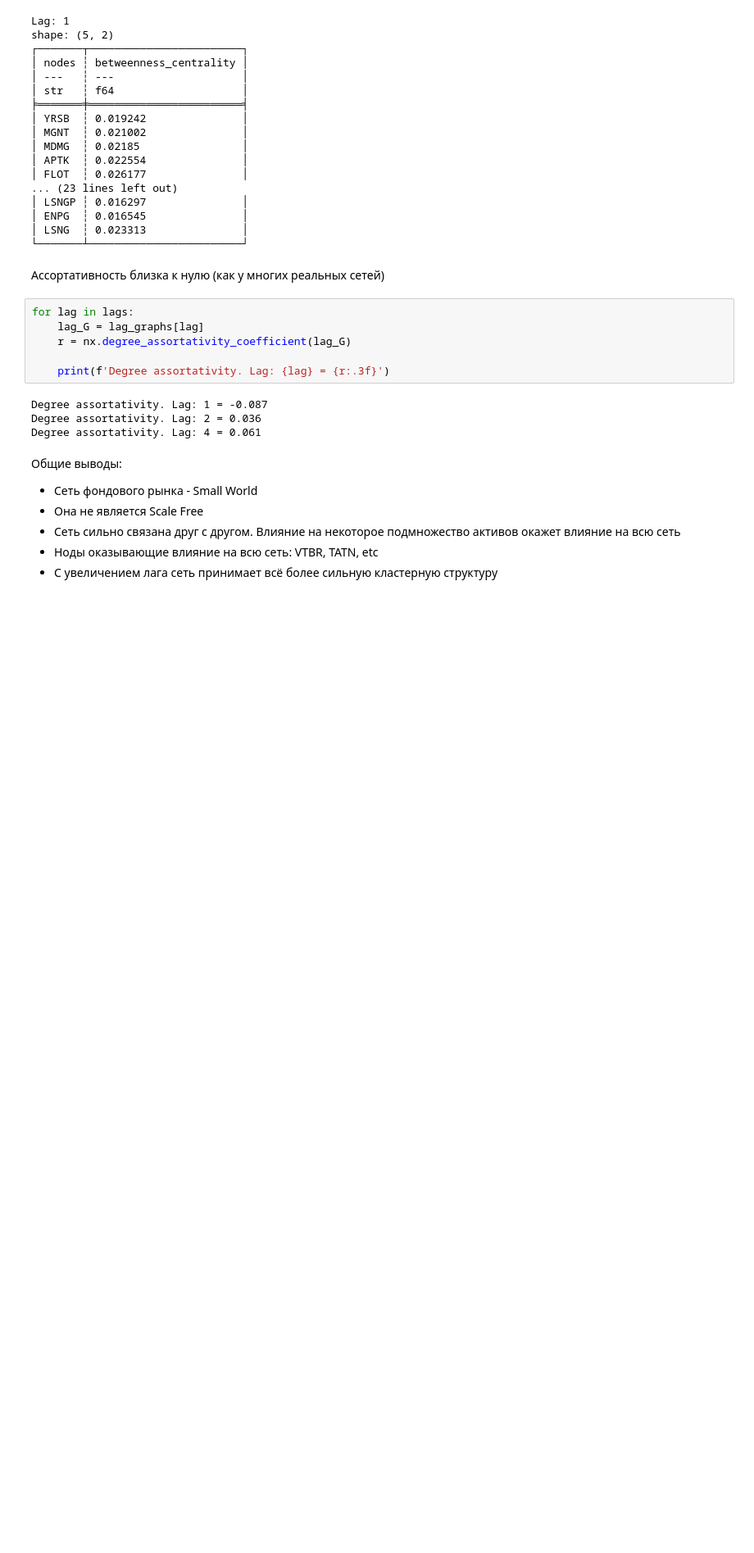
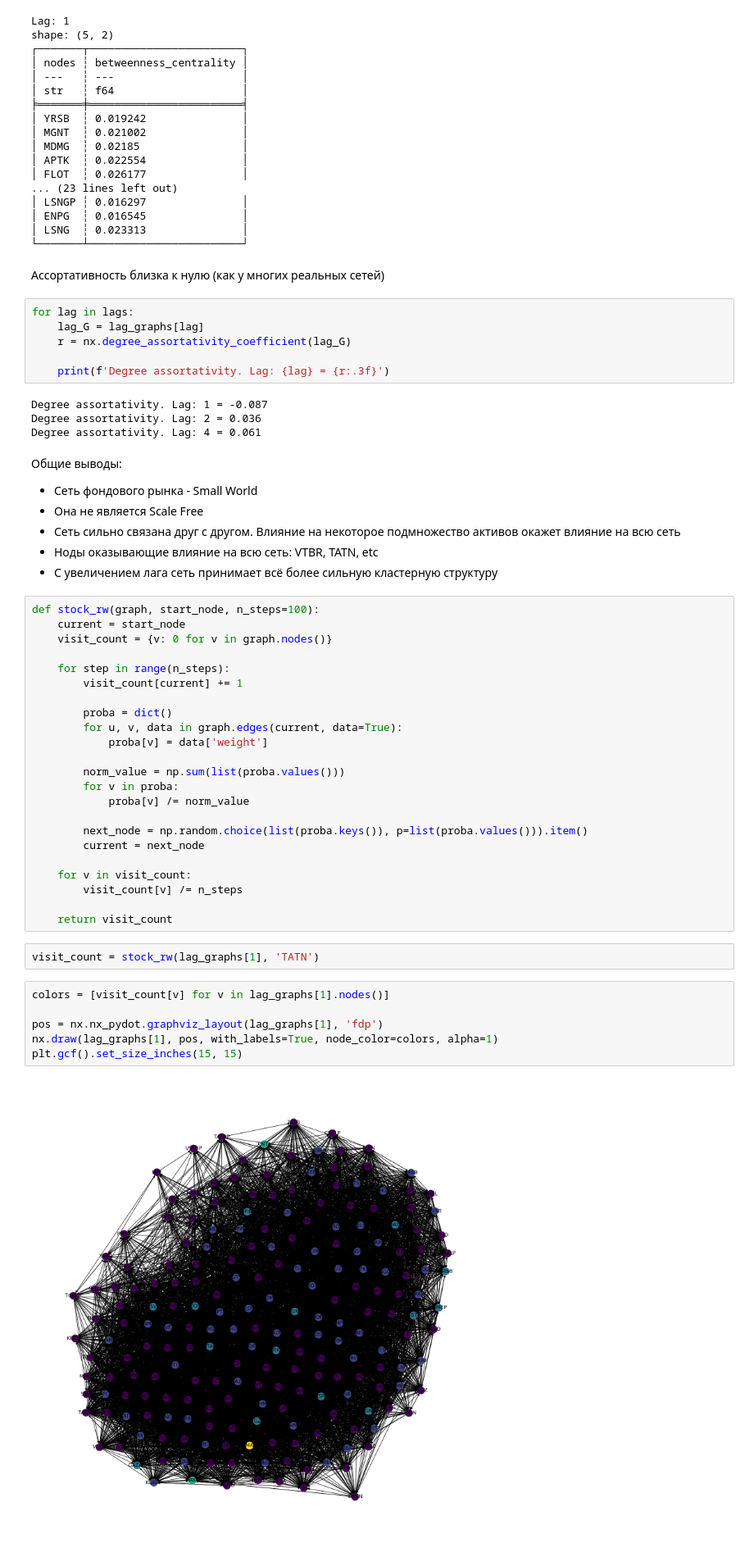
Before and after one commit to Ailurus1/News-Sentiment-aware-Stock-Prediction, a Jupyter notebook: notebooks/4_Network_Analysis.ipynb, the cells around one changed output. Shown at 82% size. Saved outputs shown, nothing was run; the diff lists cells and outputs as text; blank space fills up the shorter version.

Commit message:
Add random walk

```diff
--- a/notebooks/4_Network_Analysis.ipynb
+++ b/notebooks/4_Network_Analysis.ipynb
@@ -369,3 +369,36 @@ Degree assortativity. Lag: 4 = 0.061
 - Сеть сильно связана друг с другом. Влияние на некоторое подмножество активов окажет влияние на всю сеть
 - Ноды оказывающие влияние на всю сеть: VTBR, TATN, etc
 - С увеличением лага сеть принимает всё более сильную кластерную структуру
+# %%
+def stock_rw(graph, start_node, n_steps=100):
+    current = start_node
+    visit_count = {v: 0 for v in graph.nodes()}
+
+    for step in range(n_steps):
+        visit_count[current] += 1
+
+        proba = dict()
+        for u, v, data in graph.edges(current, data=True):
+            proba[v] = data['weight']
+
+        norm_value = np.sum(list(proba.values()))
+        for v in proba:
+            proba[v] /= norm_value
+
+        next_node = np.random.choice(list(proba.keys()), p=list(proba.values())).item()
+        current = next_node
+
+    for v in visit_count:
+        visit_count[v] /= n_steps
+
+    return visit_count
+# %%
+visit_count = stock_rw(lag_graphs[1], 'TATN')
+# %%
+colors = [visit_count[v] for v in lag_graphs[1].nodes()]
+
+pos = nx.nx_pydot.graphviz_layout(lag_graphs[1], 'fdp')
+nx.draw(lag_graphs[1], pos, with_labels=True, node_color=colors, alpha=1)
+plt.gcf().set_size_inches(15, 15)
+# %% [output]
+[figure, added]
```
